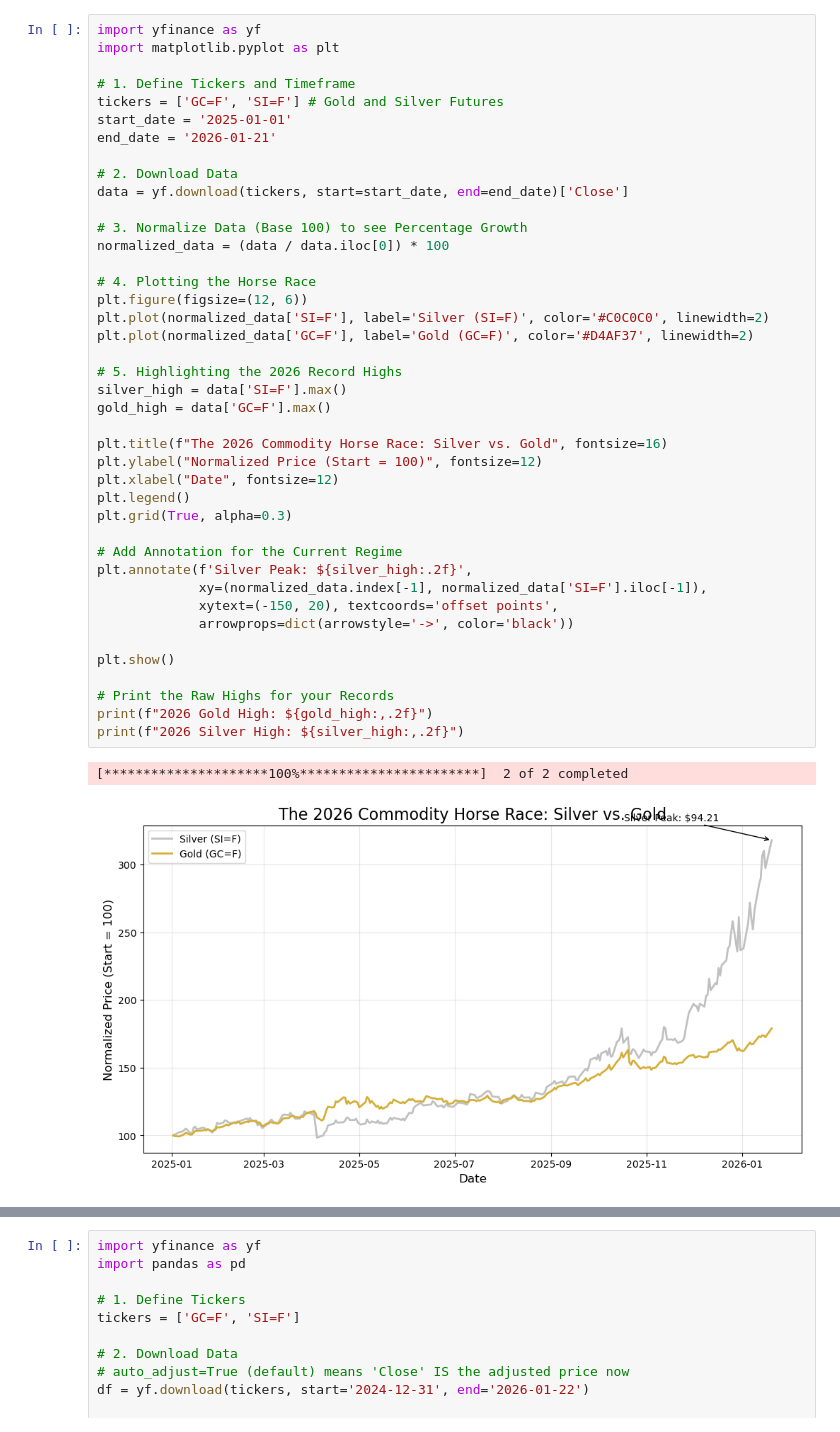
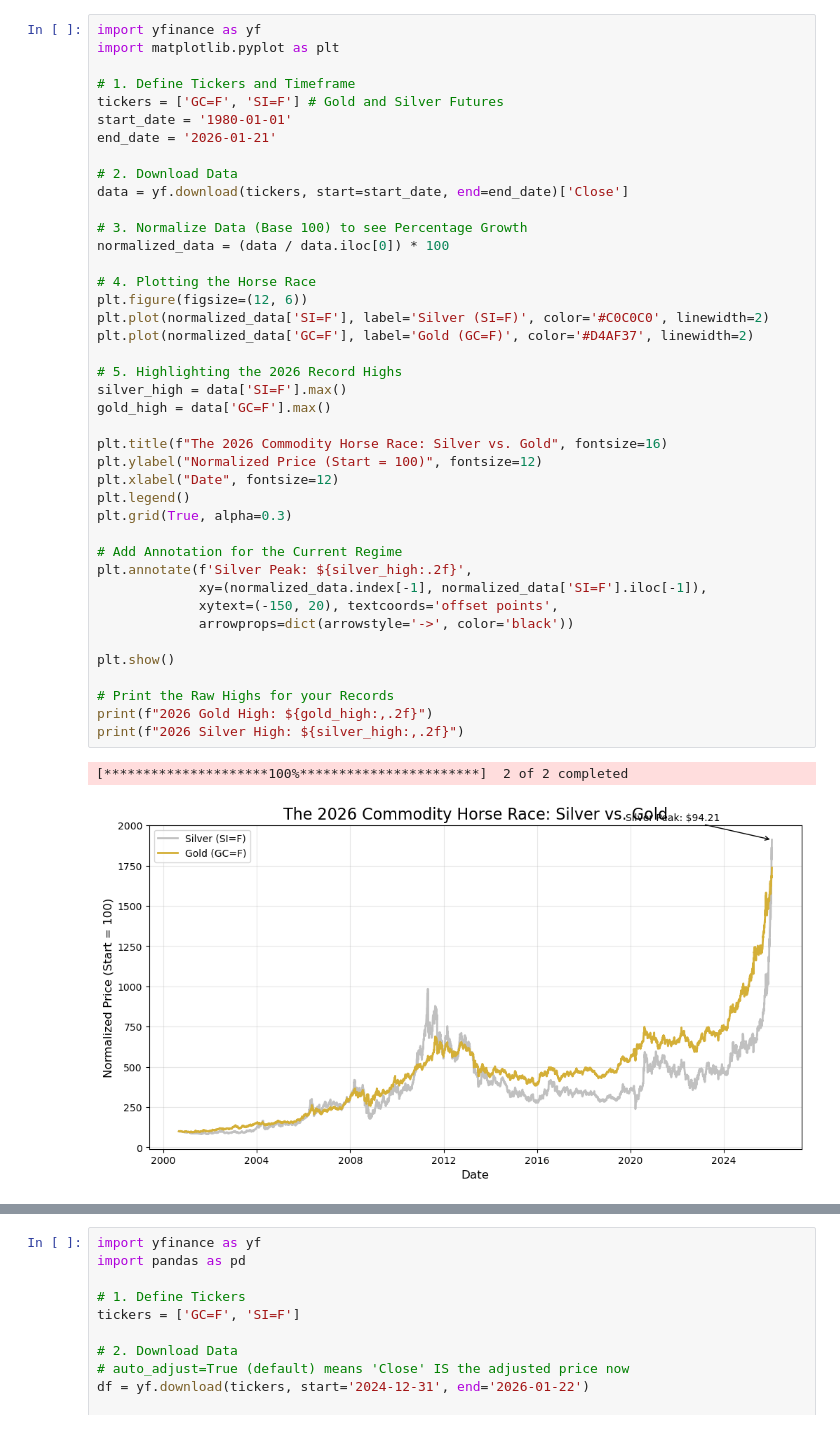
Before and after one commit to amandeep0727/mining-energy-risk-terminal, a Jupyter notebook: Untitled.ipynb, the cells around one changed output, grey strips where cells are left out. Cells and saved outputs as stored; diff of their text form.

```diff
--- a/Untitled.ipynb
+++ b/Untitled.ipynb
@@ -4,7 +4,7 @@ import matplotlib.pyplot as plt
 
 # 1. Define Tickers and Timeframe
 tickers = ['GC=F', 'SI=F'] # Gold and Silver Futures
-start_date = '2025-01-01'
+start_date = '1980-01-01'
 end_date = '2026-01-21'
 
 # 2. Download Data
@@ -14,34 +14,34 @@ data = yf.download(tickers, start=start_date, end=end_date)['Close']
 normalized_data = (data / data.iloc[0]) * 100
 
 # 4. Plotting the Horse Race
 plt.figure(figsize=(12, 6))
 plt.plot(normalized_data['SI=F'], label='Silver (SI=F)', color='#C0C0C0', linewidth=2)
 plt.plot(normalized_data['GC=F'], label='Gold (GC=F)', color='#D4AF37', linewidth=2)
 
 # 5. Highlighting the 2026 Record Highs
 silver_high = data['SI=F'].max()
 gold_high = data['GC=F'].max()
 
 plt.title(f"The 2026 Commodity Horse Race: Silver vs. Gold", fontsize=16)
 plt.ylabel("Normalized Price (Start = 100)", fontsize=12)
 plt.xlabel("Date", fontsize=12)
 plt.legend()
 plt.grid(True, alpha=0.3)
 
 # Add Annotation for the Current Regime
 plt.annotate(f'Silver Peak: ${silver_high:.2f}',
              xy=(normalized_data.index[-1], normalized_data['SI=F'].iloc[-1]),
              xytext=(-150, 20), textcoords='offset points',
              arrowprops=dict(arrowstyle='->', color='black'))
 
 plt.show()
 
 # Print the Raw Highs for your Records
 print(f"2026 Gold High: ${gold_high:,.2f}")
 print(f"2026 Silver High: ${silver_high:,.2f}")
 # %% [output]
 [*********************100%***********************]  2 of 2 completed
-[figure, old version]
+[figure, new version]
 2026 Gold High: $4,759.60
 2026 Silver High: $94.21
 # %%
```
Also changed, not shown: 1 other file.
